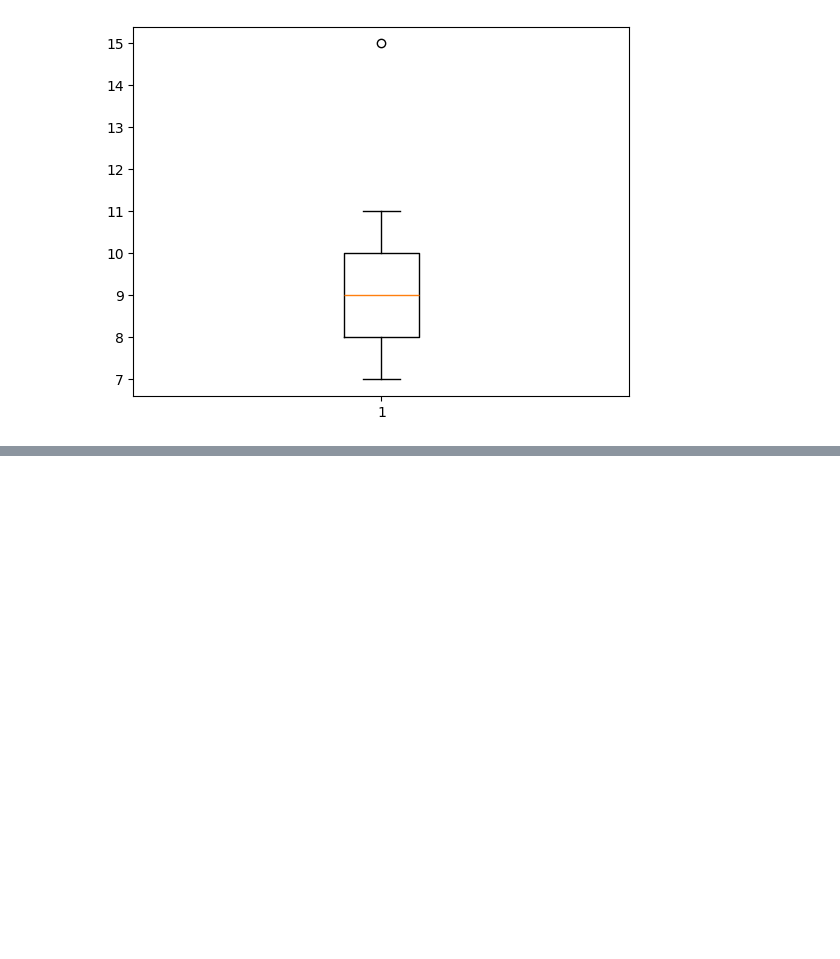
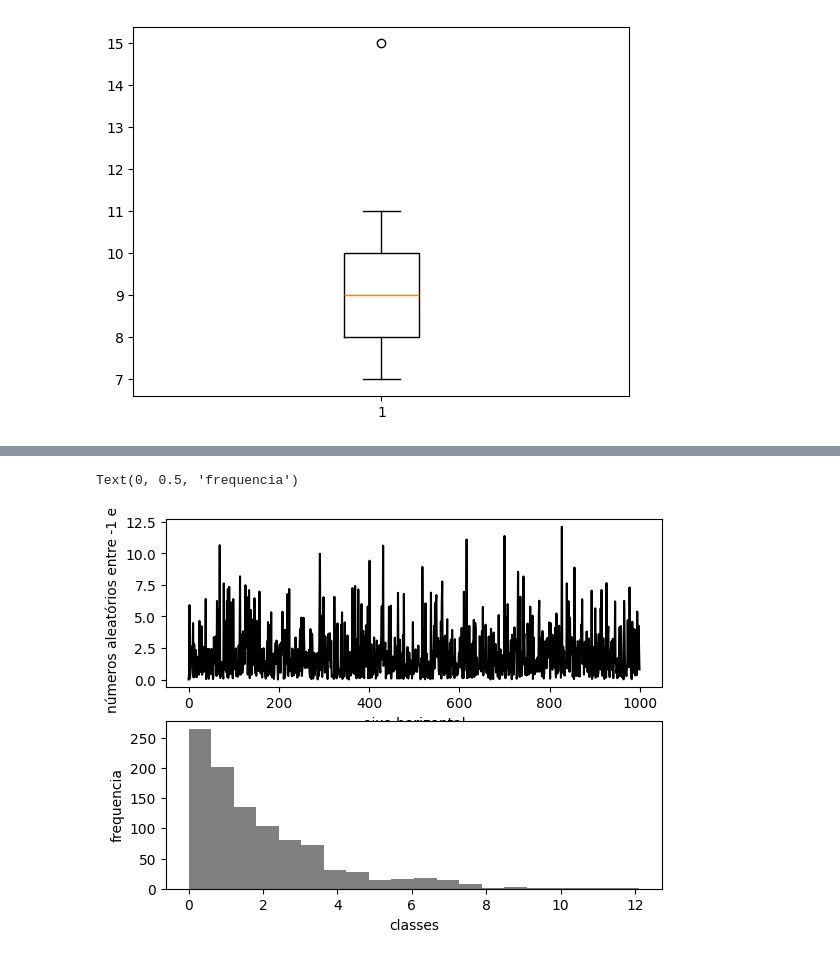
Before and after one commit to phm-aguiar/Individual_Explorations, a Jupyter notebook: Pyhton_para_mercado_financeiro/terceiro_cap.ipynb, the cells around one changed output, grey strips where cells are left out. Drawn from its saved outputs; the diff is of its cells as text; code cells hidden in the pictures; blank space fills up the shorter version.

```diff
--- a/Pyhton_para_mercado_financeiro/terceiro_cap.ipynb
+++ b/Pyhton_para_mercado_financeiro/terceiro_cap.ipynb
@@ -194,0 +197,17 @@ Text(0, 0.5, 'frequencia')
+# %%
+aleat = []
+for i in range(1000):
+	aleat.append(rd.gammavariate(1,2)) # gammavariate(alpha, beta) onde alpha é o shape e beta é o scale
+
+plt.subplot(211)
+plt.plot(aleat, color='black')
+plt.xlabel('eixo horizontal')
+plt.ylabel('números aleatórios entre -1 e 1')
+
+plt.subplot(212)
+plt.hist(aleat, bins=20, color='gray')
+plt.xlabel('classes')
+plt.ylabel('frequencia')
+# %% [output]
+Text(0, 0.5, 'frequencia')
+[figure, added]
```
Also changed, not shown: parts of 39 cells of this notebook, 3 other files.
